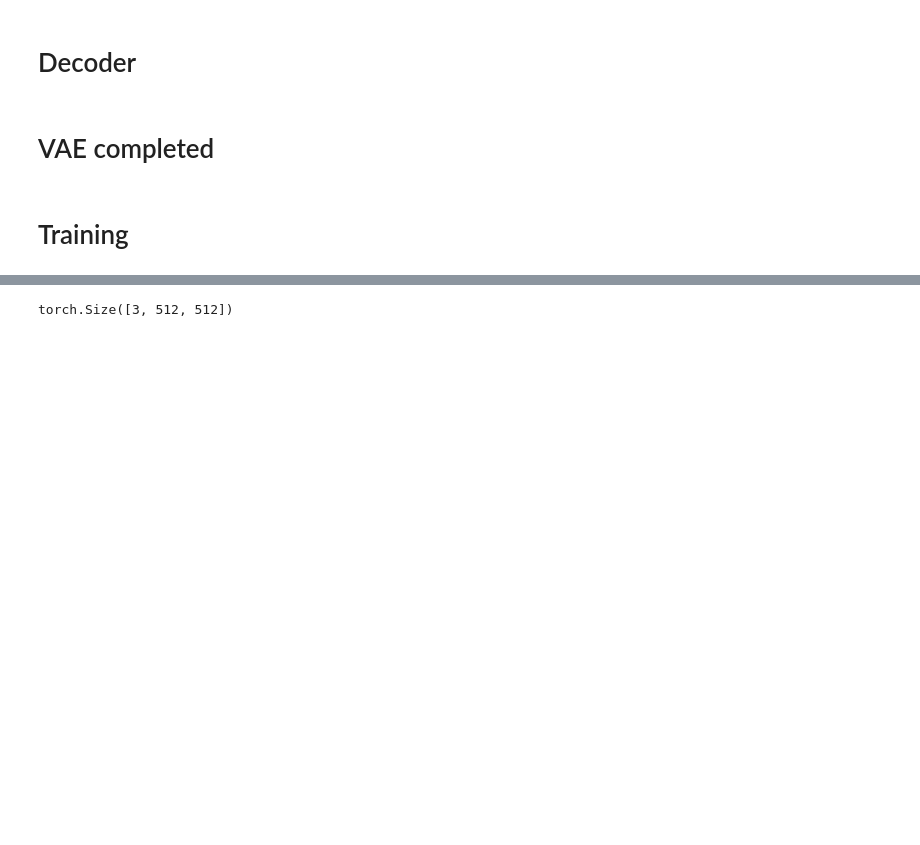
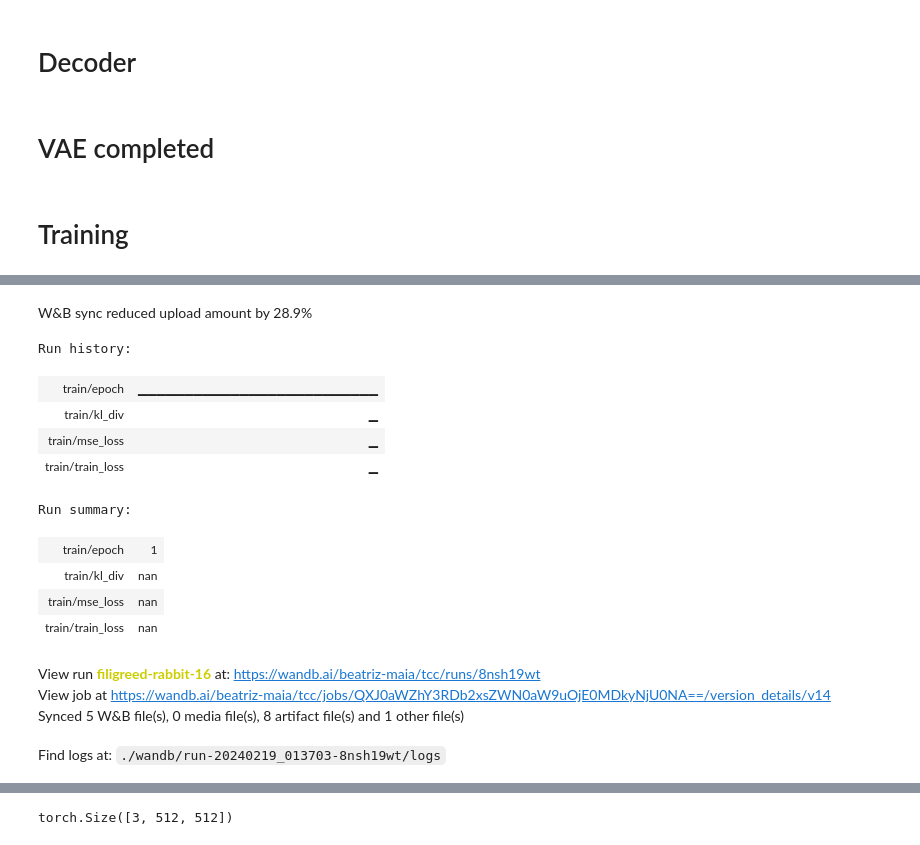
Before and after one commit to beamaia/cvae-clustering, a Jupyter notebook: notebooks/gm-vae.ipynb, the cells around one changed output, grey strips where cells are left out. Drawn from its saved outputs; the diff is of its cells as text; code cells hidden in the pictures; blank space fills up the shorter version.

```diff
--- a/notebooks/gm-vae.ipynb
+++ b/notebooks/gm-vae.ipynb
@@ -362,3 +494,21 @@ Epoch Loss: 0.15007342
+# %%
+wandb.finish()
+# %% [output]
+W&B sync reduced upload amount by 28.9%
+Run history:
+| train/epoch | ▁▁▁▁▁▁▁▁▁▁▁▁▁▁▁▁▁▁▁▁▁▁▁▁▁▁ |
+| train/kl_div | ▁ |
+| train/mse_loss | ▁ |
+| train/train_loss | ▁ |
+Run summary:
+| train/epoch | 1 |
+| train/kl_div | nan |
+| train/mse_loss | nan |
+| train/train_loss | nan |
+View run filigreed-rabbit-16 at: https://wandb.ai/beatriz-maia/tcc/runs/8nsh19wt
+View job at https://wandb.ai/beatriz-maia/tcc/jobs/QXJ0aWZhY3RDb2xsZWN0aW9uOjE0MDkyNjU0NA==/version_details/v14
+Synced 5 W&B file(s), 0 media file(s), 8 artifact file(s) and 1 other file(s)
+Find logs at: ./wandb/run-20240219_013703-8nsh19wt/logs
 # %%
 vae.eval()
 # %% [output]
```
Also changed, not shown: parts of 55 cells of this notebook.
